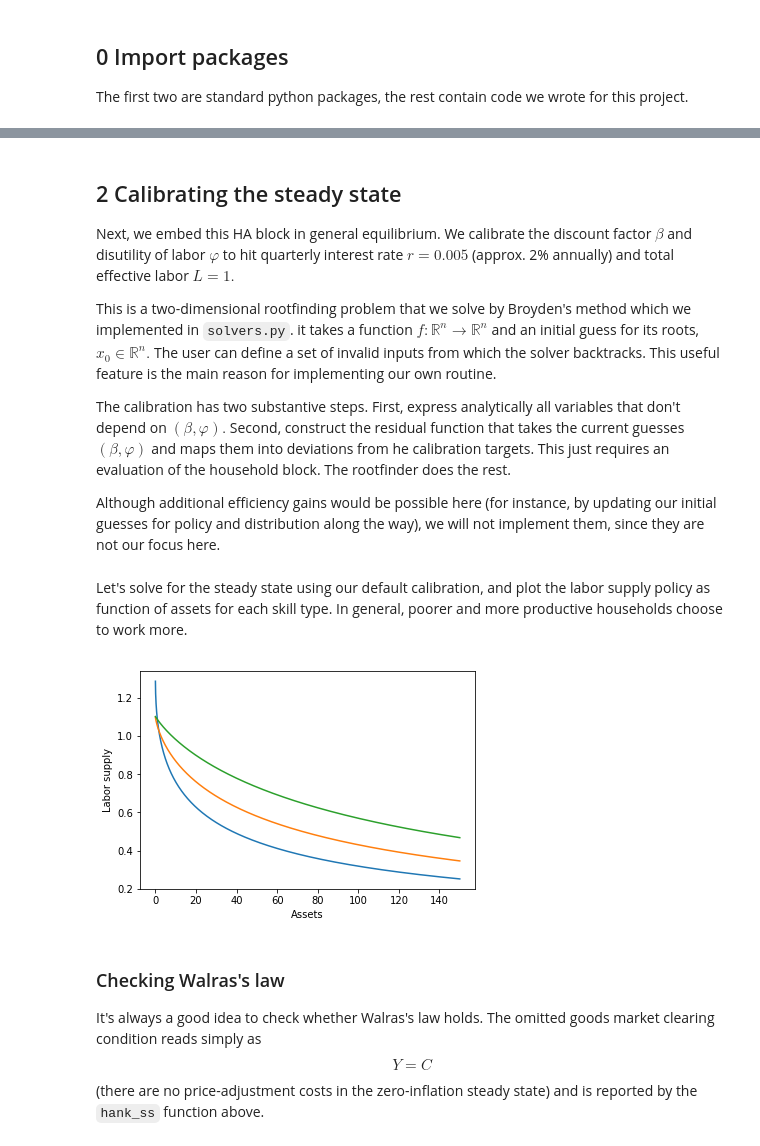
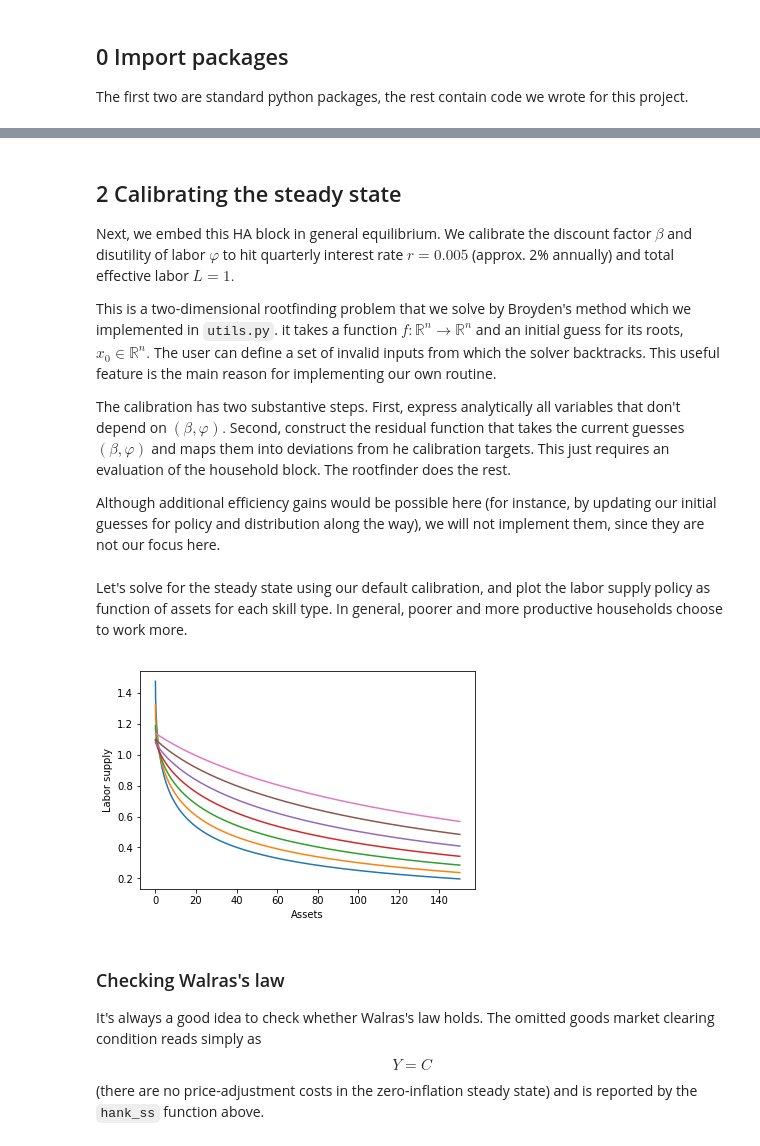
Before and after one commit to shade-econ/sequence-jacobian, a Jupyter notebook: hank.ipynb, the cells around one changed output, grey strips where cells are left out. Saved outputs shown, nothing was run; the diff lists cells and outputs as text; code cells hidden in the pictures.

```diff
--- a/hank.ipynb
+++ b/hank.ipynb
@@ -159,10 +84,12 @@ def household_labor_ss(Pi, a_grid, e_grid, T, w, r, beta, eis, frisch, vphi, Va_
+# %%
+household = het.HetBlock(hank.backward_iterate, exogenous='Pi', policy='a', backward='Va')
 # %% [markdown]
 <a id="2-calibration"></a>
 
 ## 2 Calibrating the steady state
 Next, we embed this HA block in general equilibrium. We calibrate the discount factor $\beta$ and disutility of labor $\varphi$ to hit quarterly interest rate $r=0.005$ (approx. 2% annually) and total effective labor $L=1.$
 
-This is a two-dimensional rootfinding problem that we solve by Broyden's method which we implemented in ``solvers.py``. it takes a function $f: \mathbb{R}^n \to \mathbb{R}^n$ and an initial guess for its roots, $x_0 \in \mathbb{R}^n.$ The user can  define a set of invalid inputs from which the solver backtracks. This useful feature is the main reason for implementing our own routine.
+This is a two-dimensional rootfinding problem that we solve by Broyden's method which we implemented in ``utils.py``. it takes a function $f: \mathbb{R}^n \to \mathbb{R}^n$ and an initial guess for its roots, $x_0 \in \mathbb{R}^n.$ The user can  define a set of invalid inputs from which the solver backtracks. This useful feature is the main reason for implementing our own routine.
 
 The calibration has two substantive steps. First, express analytically all variables that don't depend on $(\beta, \varphi).$ Second, construct the residual function that takes the current guesses $(\beta, \varphi)$ and maps them into deviations from he calibration targets. This just requires an evaluation of the household block. The rootfinder does the rest.
 
@@ -193,19 +120,30 @@ def hank_ss(beta_guess=0.986, vphi_guess=0.8, r=0.005, eis=0.5, frisch=0.5, mu=1
     tax = Tax / np.sum(pi_s * tax_rule) * tax_rule
     T = div - tax
 
+    # figure out initializer
+    fininc = (1 + r) * a_grid + T[:, np.newaxis] - a_grid[0]
+    coh = (1 + r) * a_grid[np.newaxis, :] + w * e_grid[:, np.newaxis] + T[:, np.newaxis]
+    Va = (1 + r) * (0.1 * coh) ** (-1 / eis)
+
     # residual function
     def res(x):
         beta_loc, vphi_loc = x
+        # precompute constrained c and n which don't depend on Va
+        c_const_loc, n_const_loc = hank.solve_cn(w * e_grid[:, np.newaxis], fininc, eis, frisch, vphi_loc, Va)
         if beta_loc > 0.999 / (1 + r) or vphi_loc < 0.001:
             raise ValueError('Clearly invalid inputs')
-        out = household_labor_ss(Pi, a_grid, e_grid, T, w, r, beta_loc, eis, frisch, vphi_loc)
+        # out = household_labor_ss(Pi, a_grid, e_grid, T, w, r, beta_loc, eis, frisch, vphi_loc)
+        out = household.ss(Va=Va, Pi=Pi, a_grid=a_grid, e_grid=e_grid, T=T, w=w, r=r, beta=beta_loc, eis=eis,
+                           frisch=frisch, vphi=vphi_loc, c_const=c_const_loc, n_const=n_const_loc, ssflag=True)
         return np.array([out['A'] - B, out['NS'] - 1])
 
     # solve for beta, vphi
-    (beta, vphi), _ = solvers.broyden_solver(res, np.array([beta_guess, vphi_guess]), noisy=False)
+    (beta, vphi), _ = utils.broyden_solver(res, np.array([beta_guess, vphi_guess]), noisy=False)
 
     # extra evaluation to report variables
-    ss = household_labor_ss(Pi, a_grid, e_grid, T, w, r, beta, eis, frisch, vphi)
+    c_const, n_const = hank.solve_cn(w * e_grid[:, np.newaxis], fininc, eis, frisch, vphi, Va)
+    ss = household.ss(Va=Va, Pi=Pi, a_grid=a_grid, e_grid=e_grid, T=T, w=w, r=r, beta=beta, eis=eis,
+                      frisch=frisch, vphi=vphi, c_const=c_const, n_const=n_const, ssflag=True)
     ss.update({'pi_s': pi_s, 'B': B, 'phi': phi, 'kappa': kappa, 'Y': 1, 'rstar': r, 'Z': 1, 'mu': mu, 'L': 1, 'pi': 0,
                'Div': Div, 'Tax': Tax, 'div': div, 'tax': tax, 'div_rule': div_rule, 'tax_rule': tax_rule,
                'goods_mkt': 1 - ss['C'], 'ssflag': False})
@@ -213,12 +151,12 @@ def hank_ss(beta_guess=0.986, vphi_guess=0.8, r=0.005, eis=0.5, frisch=0.5, mu=1
 # %% [markdown]
 Let's solve for the steady state using our default calibration, and plot the labor supply policy as function of assets for each skill type. In general, poorer and more productive households choose to work more.
 # %%
-ss = hank_ss(nS=3)
+ss = hank_ss()
 plt.plot(ss['a_grid'], ss['n'].T)
 plt.xlabel('Assets'), plt.ylabel('Labor supply')
 plt.show()
 # %% [output]
-[figure, old version]
+[figure, new version]
 # %% [markdown]
 ### Checking Walras's law
 It's always a good idea to check whether Walras's law holds. The omitted goods market clearing condition reads simply as
```
Also changed, not shown: parts of 27 cells of this notebook, 5 other files.
